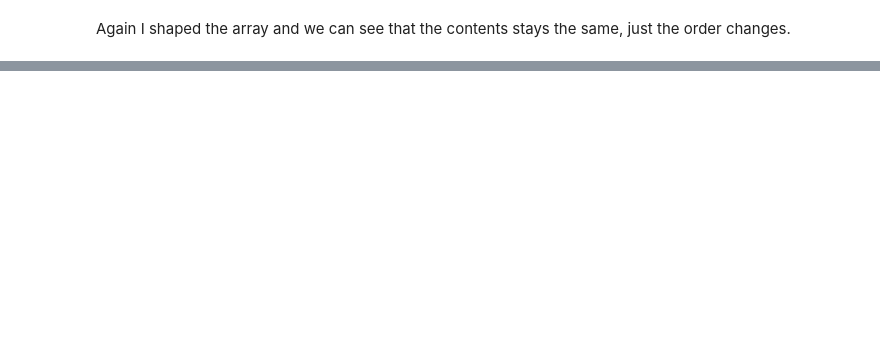
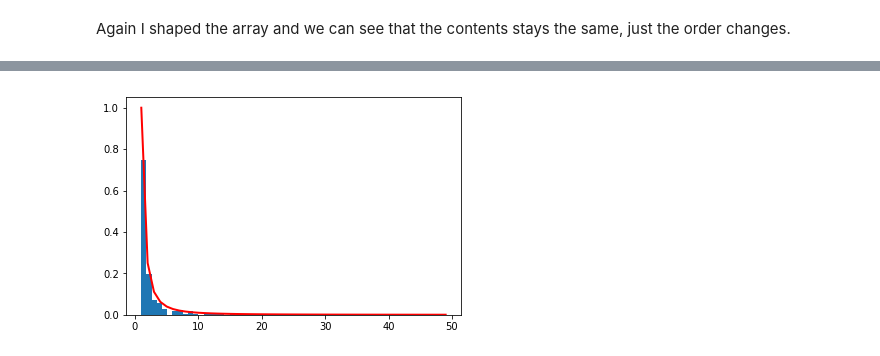
Before and after one commit to rayman51/Emerging-Tech-JuypterNotesbooks, a Jupyter notebook: numpy-random.ipynb, the cells around one changed output, grey strips where cells are left out. Cells and saved outputs as stored; diff of their text form; code cells hidden in the pictures; blank space fills up the shorter version.

```diff
--- a/numpy-random.ipynb
+++ b/numpy-random.ipynb
@@ -194,0 +227,3 @@ array([[6, 7, 8],
+# %%
+a = 2. # parameter
+s = np.random.zipf(a, 1000)
@@ -194,0 +233,8 @@ array([[6, 7, 8],
+# %%
+count, bins, ignored = plt.hist(s[s<50], 50, density=True)
+x = np.arange(1., 50.)
+y = x**(-a) / special.zetac(a)
+plt.plot(x, y/max(y), linewidth=2, color='r')
+plt.show()
+# %% [output]
+[figure, added]
```
Also changed, not shown: parts of 43 cells of this notebook, 4 other files.
